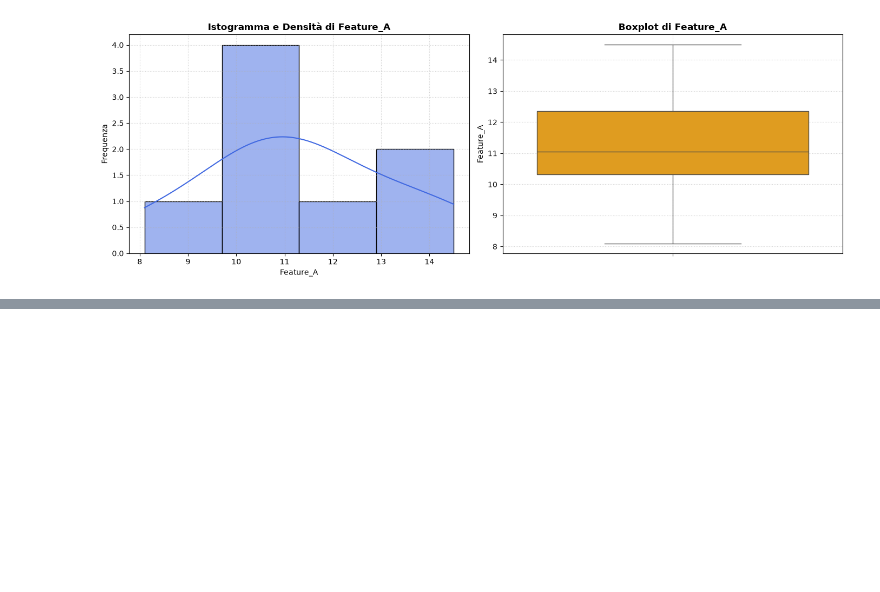
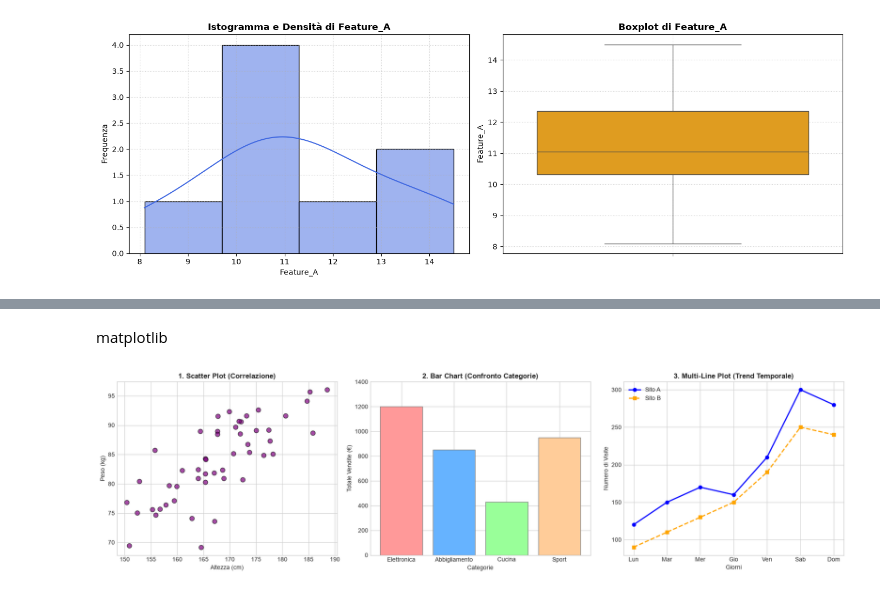
Before and after one commit to PietroSoccio/AI_training, a Jupyter notebook: 02_Pandas_Matplotlib_Seaborn.ipynb, the cells around one changed output, grey strips where cells are left out. Saved outputs shown, nothing was run; the diff lists cells and outputs as text; code cells hidden in the pictures; blank space fills up the shorter version.

Commit message:
grafici vari e merge dati

```diff
--- a/02_Pandas_Matplotlib_Seaborn.ipynb
+++ b/02_Pandas_Matplotlib_Seaborn.ipynb
@@ -468,0 +742,73 @@ max     8.00000  14.500000  60.000000
+# %% [markdown]
+matplotlib
+# %%
+import matplotlib.pyplot as plt  # Importa il modulo di plotting di Matplotlib
+import numpy as np               # Importa NumPy per generare dati numerici di supporto
+
+# Configurazione dello stile globale dei grafici (opzionale, rende i grafici più moderni)
+plt.style.use('seaborn-v0_8-whitegrid' if 'seaborn-v0_8-whitegrid' in plt.style.available else 'default')
+
+# Crea una figura con una griglia di 1 riga e 3 colonne di sottografici (subplots)
+# figsize=(18, 5) definisce le dimensioni complessive della finestra del grafico in pollici
+fig, (ax1, ax2, ax3) = plt.subplots(1, 3, figsize=(18, 5))
+
+# ==========================================
+# 1. SCATTER PLOT (Relazione tra due variabili)
+# ==========================================
+# Generiamo dati casuali fittizi per simulare, ad esempio, Altezza e Peso di un campione
+np.random.seed(42)  # Fissa il seme random per riproducibilità dei dati casuali
+altezza = np.random.normal(170, 10, 50)  # 50 valori con media 170 e deviazione standard 10
+peso = altezza * 0.5 + np.random.normal(0, 5, 50)  # Peso correlato all'altezza con un po' di rumore
+
+# Disegna lo scatter plot sull'asse ax1
+ax1.scatter(altezza, peso, color='purple', alpha=0.7, edgecolor='black', s=60)
+ax1.set_title("1. Scatter Plot (Correlazione)", fontsize=12, fontweight='bold')
+ax1.set_xlabel("Altezza (cm)")
+ax1.set_ylabel("Peso (kg)")
+
+# ==========================================
+# 2. BAR CHART (Confronto tra categorie)
+# ==========================================
+# Categorie di prodotti e relative vendite totali
+categorie = ['Elettronica', Abbigliamento := 'Abbigliamento', 'Cucina', 'Sport']
+vendite = [1200, 850, 430, 950]
+colori = ['#ff9999', '#66b3ff', '#99ff99', '#ffcc99']  # Colori personalizzati per le barre
+
+# Disegna il grafico a barre sull'asse ax2
+barche = ax2.bar(categorie, vendite, color=colori, edgecolor='grey', linewidth=1)
+ax2.set_title("2. Bar Chart (Confronto Categorie)", fontsize=12, fontweight='bold')
+ax2.set_xlabel("Categorie")
+ax2.set_ylabel("Totale Vendite (€)")
+# Imposta il limite superiore dell'asse Y per dare respiro alle etichette sopra le barre
+ax2.set_ylim(0, 1400)
+
+# ==========================================
+# 3. MULTI-LINE PLOT (Andamento nel tempo)
+# ==========================================
+# Asse X: Giorni della settimana
+giorni = ['Lun', 'Mar', 'Mer', 'Gio', 'Ven', 'Sab', 'Dom']
+# Due serie di dati da confrontare (es. visite a due pagine web differenti)
+visite_sito_A = [120, 150, 170, 160, 210, 300, 280]
+visite_sito_B = [90, 110, 130, 150, 190, 250, 240]
+
+# Traccia la prima linea per il Sito A
+ax3.plot(giorni, visite_sito_A, color='blue', marker='o', linestyle='-', linewidth=2, label='Sito A')
+# Traccia la seconda linea per il Sito B
+ax3.plot(giorni, visite_sito_B, color='orange', marker='s', linestyle='--', linewidth=2, label='Sito B')
+
+ax3.set_title("3. Multi-Line Plot (Trend Temporale)", fontsize=12, fontweight='bold')
+ax3.set_xlabel("Giorni")
+ax3.set_ylabel("Numero di Visite")
+ax3.legend()  # Mostra la legenda basata sui parametri 'label' definiti sopra
+ax3.grid(True)  # Abilita la griglia sul grafico
+
+# ==========================================
+# OTTIMIZZAZIONE E MOSTRA FINALE
+# ==========================================
+# Regola automaticamente lo spazio tra i tre sottografici per evitare sovrapposizioni
+plt.tight_layout()
+
+# Mostra a schermo l'intera figura generata
+plt.show()
+# %% [output]
+[figure, added]
```
Also changed, not shown: parts of 10 cells of this notebook, 1 other file.
